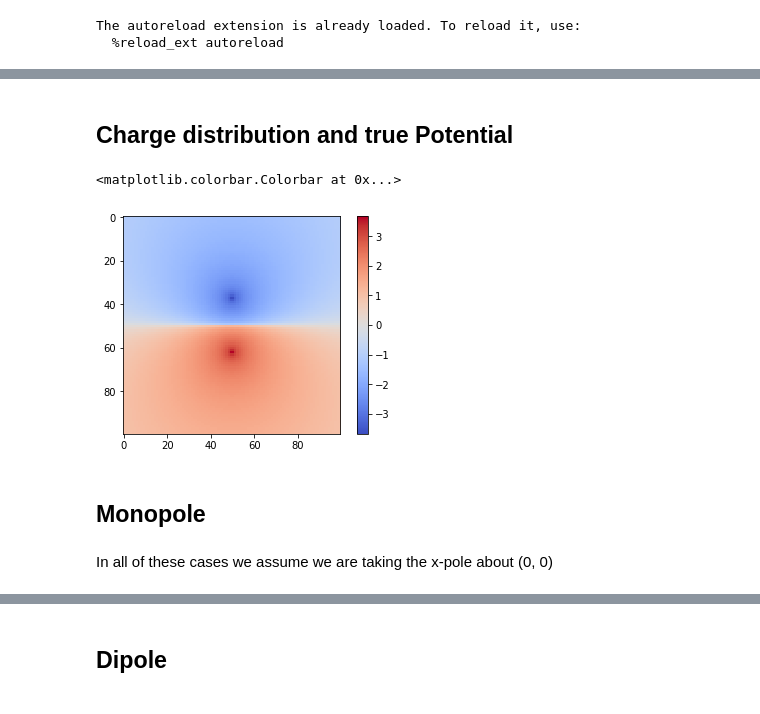
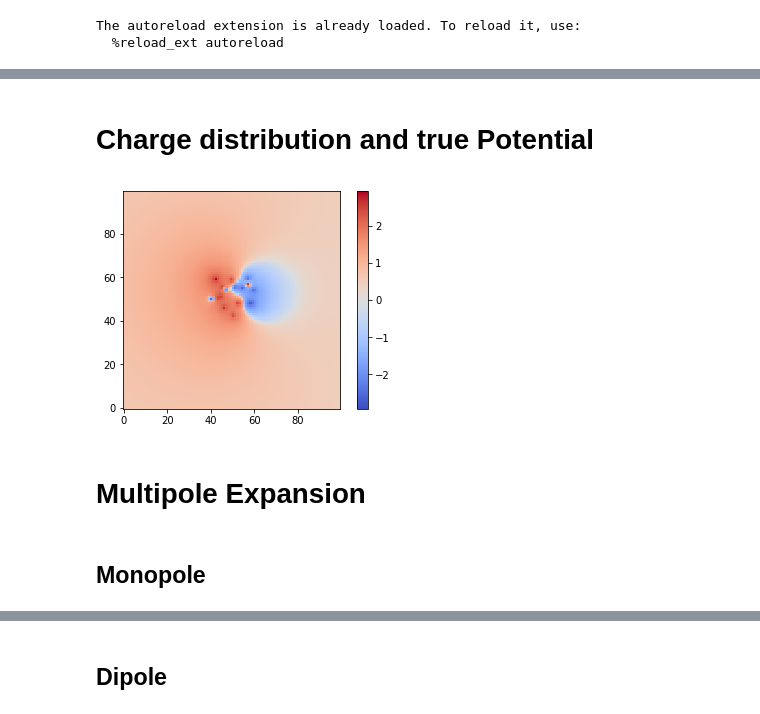
Before and after one commit to eniaxhakaj/phys_learning, a Jupyter notebook: multipole/main.ipynb, the cells around one changed output, grey strips where cells are left out. Cells and saved outputs as stored; diff of their text form; code cells hidden in the pictures.

Commit message:
complete multipole for charges

```diff
--- a/multipole/main.ipynb
+++ b/multipole/main.ipynb
@@ -24,0 +23,12 @@ import matplotlib as mpl
+# %%
+def logify_v(v):
+    s = np.sign(v)
+    s[s == 0] = 1
+    return s * np.log10(np.abs(v + s))
+
+def plot(v):
+    v = logify_v(v)
+    clim = np.max(np.abs(v))
+    fig, ax = plt.subplots()
+    img = ax.imshow(v, cmap="coolwarm", vmin=-clim, vmax=clim, origin="lower")
+    plt.colorbar(img)
@@ -25,8 +85,22 @@ import matplotlib as mpl
+# %%
+charges = random_charges(count=18)
+# Build our grid
+lim, num = 5, 100
+x = np.linspace(-lim, lim, num=num)
+y = np.linspace(-lim, lim, num=num)[:, np.newaxis]
+
+# The point around which we will calculate the multipole expansion
+r0 = np.array([0.0, 0.0])
+
+# These are just the distances to r0 at each point on the grid
+r = np.sqrt( (x - r0[0])**2 + (y - r0[1])**2 )
+
+# r_grid is the unit r vectors from r0 to each point on the grid
+# we will use the normed
+r_grid = np.zeros((len(x), len(y), 2))
+r_grid[:,:,0] = x - r0[0]
+r_grid[:,:,1] = y - r0[1]
+norms = np.linalg.norm(r_grid, axis=2)
+r_grid /= norms[:,:,np.newaxis]
 # %% [markdown]
-## Charge distribution and true Potential
+# Charge distribution and true Potential
-# %%
-charges = np.array([
-    [1, 0, 0.5],
-    [-1, 0, -0.5],
-])
-charges[:,0] *= 100
@@ -42,17 +107,13 @@ def logify_v(v):
 # %%
+# Calculate the potential (v) using superposition. V = q/r
 v = np.zeros_like(x + y)
 for charge in charges:
     v += charge[0] / np.sqrt((charge[1] - x)**2 + (charge[2] - y)**2)
 
-v = logify_v(v)
-clim = np.max(np.abs(v))
-
-img = plt.imshow(v, cmap="coolwarm", vmin=-clim, vmax=clim)
-plt.colorbar(img)
+plot(v)
 # %% [output]
-<matplotlib.colorbar.Colorbar at 0x...>
-[figure, old version]
+[figure, new version]
+# %% [markdown]
+# Multipole Expansion
 # %% [markdown]
 ## Monopole
-# %% [markdown]
-In all of these cases we assume we are taking the x-pole about (0, 0)
```
Also changed, not shown: parts of 19 cells of this notebook.
